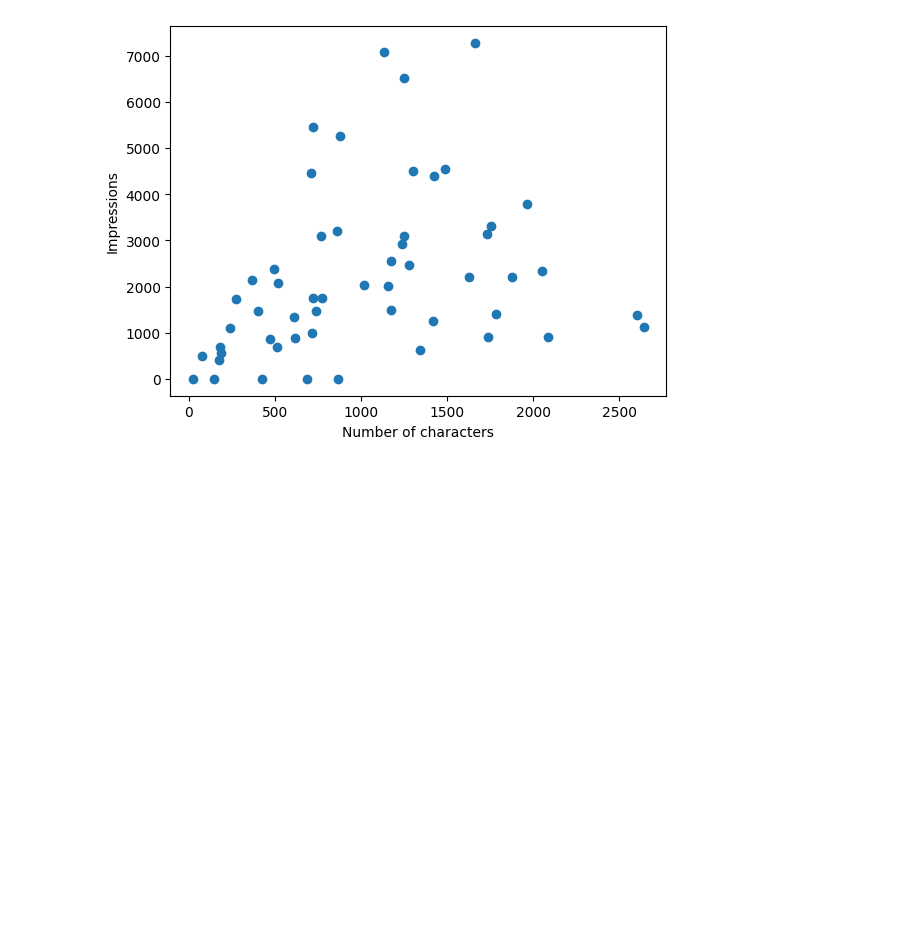
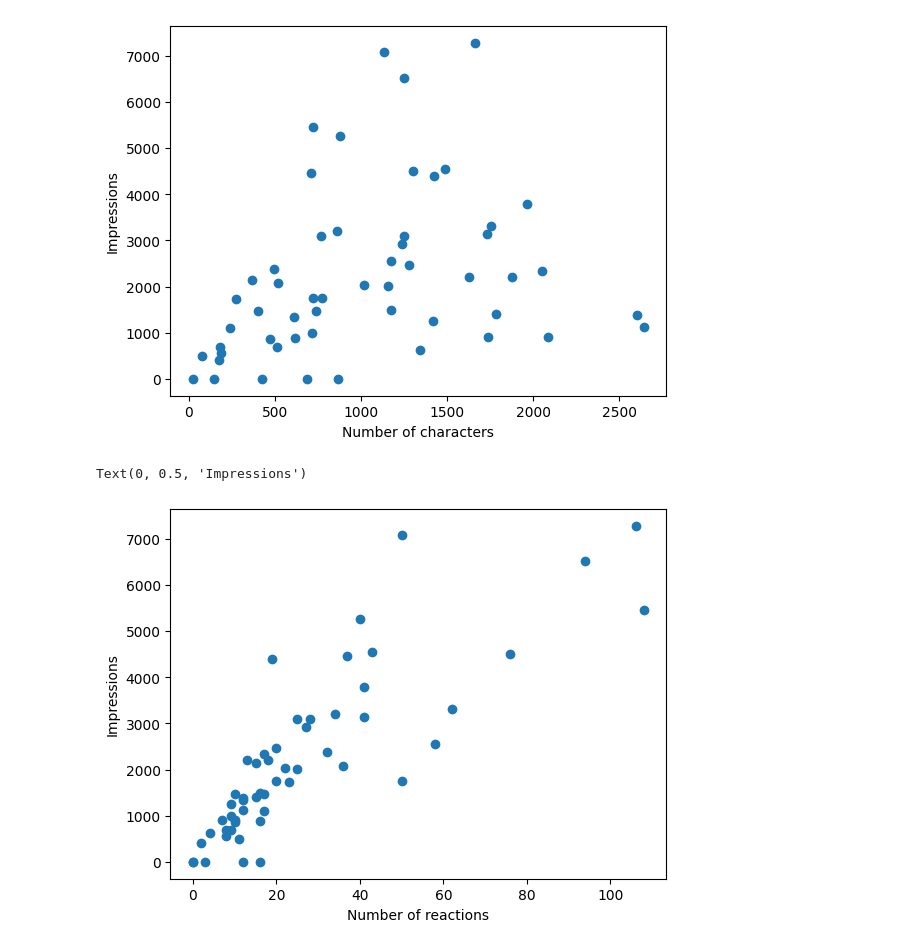
Before and after one commit to mikkel92/LLMs-for-LinkedIn, a Jupyter notebook: analyse_posts.ipynb, the cells around one changed output. Drawn from its saved outputs; the diff is of its cells as text; code cells hidden in the pictures; blank space fills up the shorter version.

Commit message:
added a few plots

```diff
--- a/analyse_posts.ipynb
+++ b/analyse_posts.ipynb
@@ -59,3 +59,10 @@ plt.ylabel("Impressions")
 # %% [output]
 Text(0, 0.5, 'Impressions')
 [figure]
+# %%
+plt.scatter(df["reactions"], df["impressions"])
+plt.xlabel("Number of reactions")
+plt.ylabel("Impressions")
+# %% [output]
+Text(0, 0.5, 'Impressions')
+[figure, added]
```
Also changed, not shown: parts of 3 cells of this notebook.
